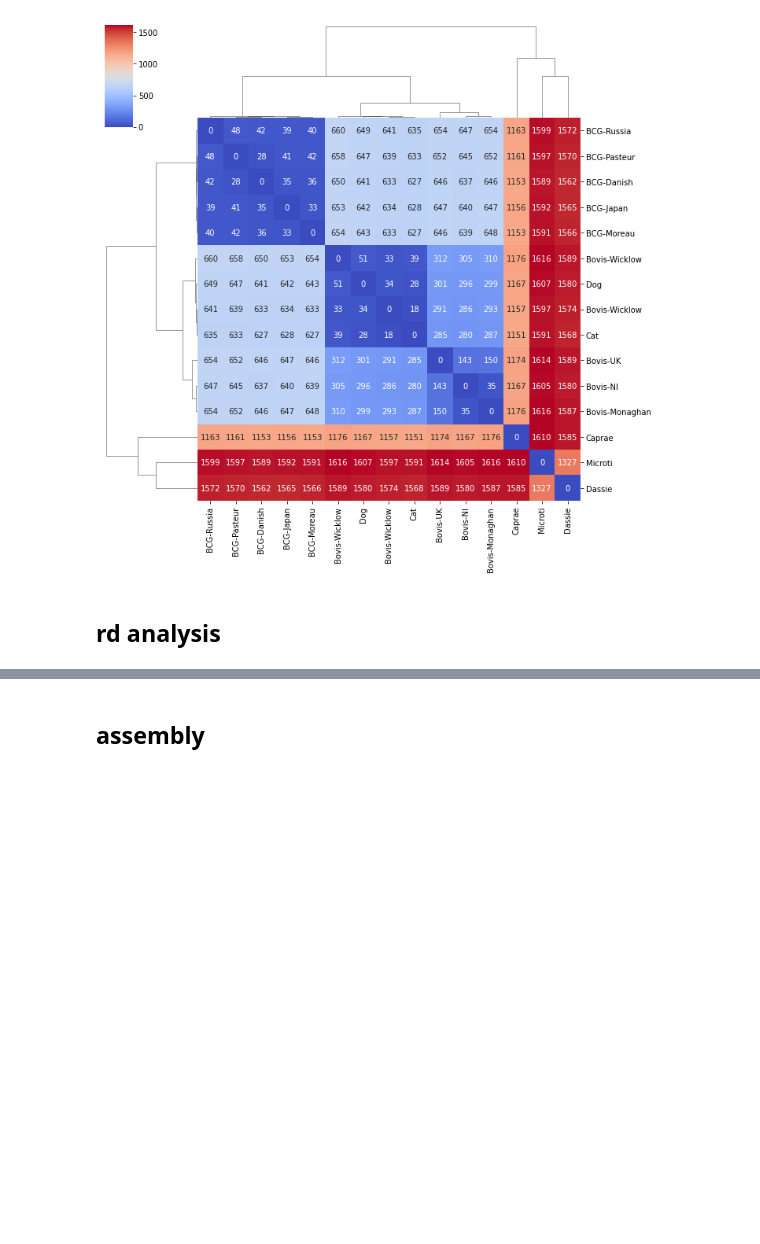
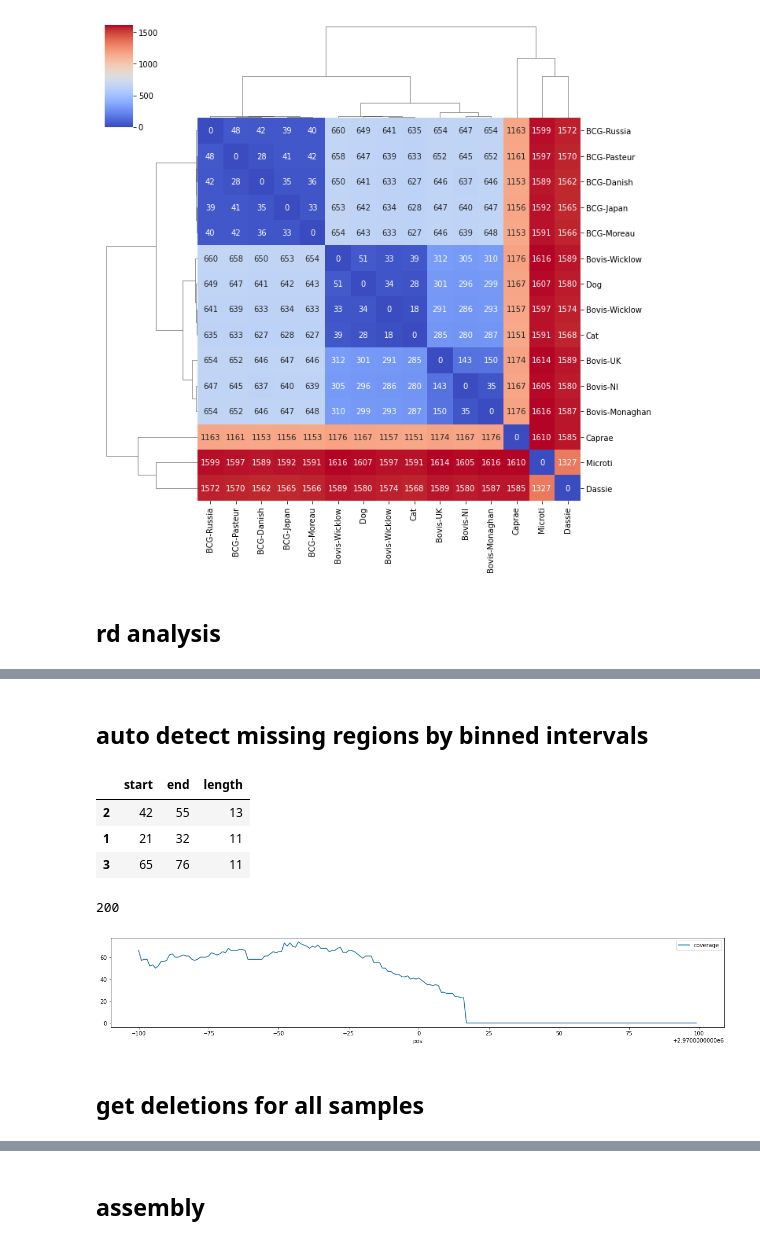
Before and after one commit to dmnfarrell/mtbc_analyses, a Jupyter notebook: bcg_cat/analysis.ipynb, the cells around one changed output, grey strips where cells are left out. Drawn from its saved outputs; the diff is of its cells as text; code cells hidden in the pictures; blank space fills up the shorter version.

Commit message:
detect deletions

```diff
--- a/bcg_cat/analysis.ipynb
+++ b/bcg_cat/analysis.ipynb
@@ -113,6 +80,3 @@ spo = tools.get_spoligotypes(samples)
-# %%
-df = get_coverage('results_mtb/mapped/ERR766254.bam','NC_000962.3',4355500,4356000,app.mtb_genome)
-#df
 # %%
 rec = list(SeqIO.parse(app.mtb_gb,format='gb'))[0]
 rec.features = [f for f in rec.features if f.type!='gene']
@@ -129,7 +96,3 @@ rd
-# %%
-for i,r in rd[31:32].iterrows():
-    show_rd_reads('NC_000962.3',r.Start,r.Stop,app.mtb_genome,title=r.RD_name,colors={'cat-003488':'red'},margin=1500)
-    plt.show()
 # %%
 #s=4352500;e=4359000
 s=4339000;e=4365000
@@ -150,3 +113,52 @@ for n,r in samples[1:4].iterrows():
     df.plot(x='pos',y='x',kind='line',legend=False,ax=axs[0])
     df.plot(x='pos',y='coverage',kind='line',lw=.3,legend=False,ax=axs[1])
     plt.show()
+# %% [markdown]
+## auto detect missing regions by binned intervals
+# %%
+a=np.zeros(1)
+for i in range(3):
+    x=np.random.randint(1,300,10)
+    y=np.zeros(np.random.randint(10,20))
+    a=np.concatenate([a,x,y])
+
+def detect_deletions(df, thresh=1):
+    """Detect regions of zero coverage"""
+
+    a = df.coverage
+    #print (a)
+    p=df.pos.iloc[0]
+    m = np.concatenate(( [True], a>thresh, [True] ))
+    ss = np.flatnonzero(m[1:] != m[:-1]).reshape(-1,2)
+    #print(ss)
+    if len(ss)==0:
+        return
+    start,stop = ss[(ss[:,1] - ss[:,0]).argmax()]
+    ss = pd.DataFrame(ss,columns=['start','end'])
+    ss = ss+p
+    ss['length'] = ss.end-ss.start
+    ss = ss[ss.length>1]
+    ss = ss.sort_values('length',ascending=False)
+    return ss
+
+df = pd.DataFrame({'pos': np.arange(len(a))+10,'coverage':a})
+detect_deletions(df)
+# %% [output]
+|  | start | end | length |
+| 2 | 42 | 55 | 13 |
+| 1 | 21 | 32 | 11 |
+| 3 | 65 | 76 | 11 |
+# %%
+bam_file='results_mtb/mapped/cat-003488.bam'
+#bam_file='results_mtb/mapped/049-2005-NI.bam'
+s=2969900;e=2970100
+reload(rdiff)
+df = rdiff._get_coverage(bam_file,'NC_000962.3',s,e,app.mtb_genome)
+df.plot(x='pos',y='coverage',figsize=(20,3))
+ss=detect_deletions(df)
+print (len(df))
+# %% [output]
+200
+[figure, added]
+# %% [markdown]
+## get deletions for all samples
```
Also changed, not shown: parts of 30 cells of this notebook.
